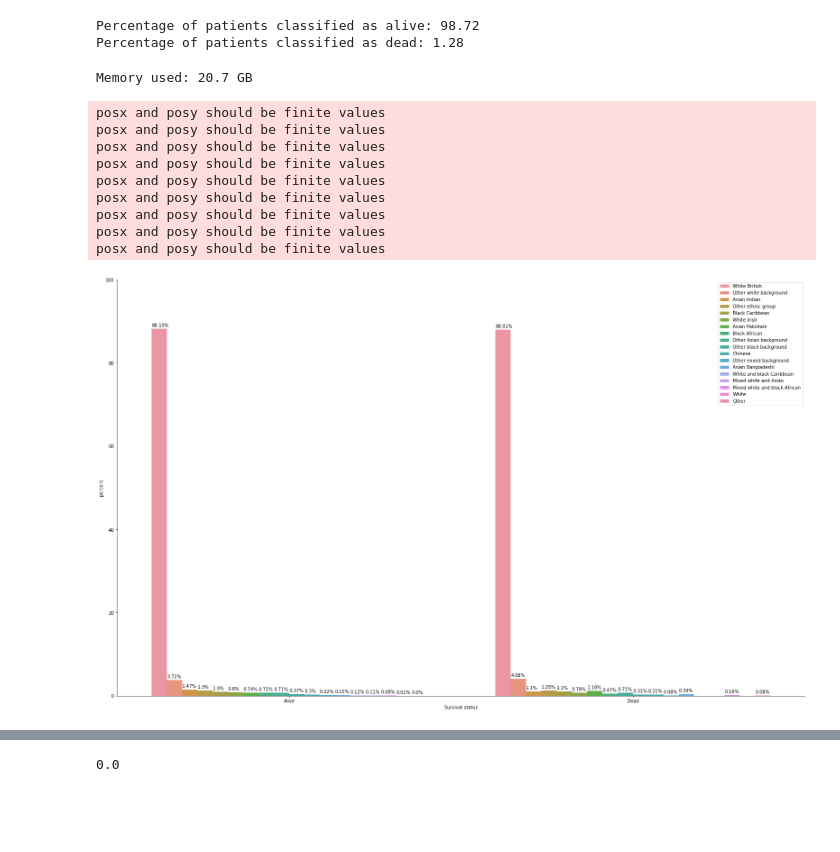
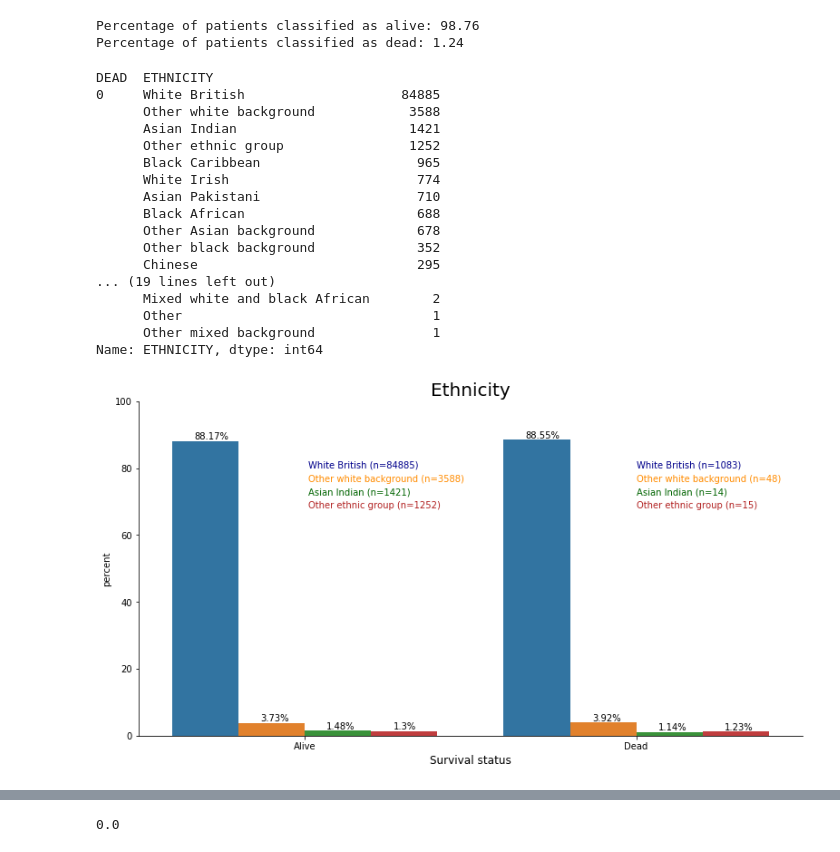
Before and after one commit to ElsaGH/TFM_Elsa_Garcia_Hernandez, a Jupyter notebook: Notebooks/Breast Cancer/6_Associations.ipynb, the cells around one changed output, grey strips where cells are left out. Saved outputs shown, nothing was run; the diff lists cells and outputs as text; code cells hidden in the pictures; blank space fills up the shorter version.

```diff
--- a/Notebooks/Breast Cancer/6_Associations.ipynb
+++ b/Notebooks/Breast Cancer/6_Associations.ipynb
@@ -11,7 +11,7 @@ from scipy.stats import chi2_contingency
 pd.set_option('display.max_columns', None)
 pd.set_option('display.max_rows', None)
 # %%
-df = pd.read_csv('./Data/avpat_avtum_sactpat_sacttum_sactreg.csv', sep = '^', index_col = 0)
+df = pd.read_pickle('./Data/avpat_avtum_sactpat_sacttum_sactreg.pickle')
 df.head()
 # %% [output]
 |  | PATIENTID | SEX | ETHNICITY | NEWVITALSTATUS | NUMBER_TUMOURS | SC500 | SC501 | SC502 | SC503 | ... |
@@ -72,5 +66,0 @@ Memory used: 34.9 MB
-# %%
-for col in ['SEX', 'ETHNICITY']:
-    df[col] = df[col].astype('category')
-
-df.head()
@@ -112,0 +90,10 @@ plt.show()
+# %%
+ax = sns.countplot(data = df, x = 'DEAD')
+ax.set_xticklabels(['Alive', 'Dead'])
+ax.set_title('Vital status', fontsize=15)
+ax.set_xlabel('')
+plt.gcf().set_size_inches(10,6)
+
+for p in ax.patches:
+    height = p.get_height()
+    ax.text(p.get_x()+p.get_width()/2, height+500, height, ha="center")
@@ -116,45 +105,60 @@ percentage_dead = np.mean(df['DEAD'] == 1) * 100
 print("Percentage of patients classified as alive: %.2f" % percentage_alive)
 print("Percentage of patients classified as dead: %.2f" % percentage_dead)
 # %% [output]
-Percentage of patients classified as alive: 98.72
-Percentage of patients classified as dead: 1.28
+Percentage of patients classified as alive: 98.76
+Percentage of patients classified as dead: 1.24
-# %%
-new_memory = df.memory_usage(deep = True).sum() / 1024 ** 2
-print('Memory used: %.1f GB' % new_memory)
-# %% [output]
-Memory used: 20.7 GB
+# %%
+df.groupby('DEAD')['ETHNICITY'].value_counts()
+# %% [output]
+DEAD  ETHNICITY
+0     White British                    84885
+      Other white background            3588
+      Asian Indian                      1421
+      Other ethnic group                1252
+      Black Caribbean                    965
+      White Irish                        774
+      Asian Pakistani                    710
+      Black African                      688
+      Other Asian background             678
+      Other black background             352
+      Chinese                            295
+... (19 lines left out)
+      Mixed white and black African        2
+      Other                                1
+      Other mixed background               1
+Name: ETHNICITY, dtype: int64
 # %%
 x, y = 'DEAD', 'ETHNICITY'
 
 ax = (df.groupby(x)[y]
- .value_counts(normalize=True)
+ .value_counts(normalize=True).iloc[[0,1,2,3,18,19,20,21]]
  .mul(100)
  .rename('percent')
  .reset_index()
- .pipe((sns.catplot,'data'), x = x, y = 'percent', hue = y, kind = 'bar', legend_out = False))
+ .pipe((sns.catplot,'data'), x = x, y = 'percent', hue = y, kind = 'bar', legend=False))
 
-ax.set(xticklabels=['Alive','Dead'])
-ax.set(xlabel='Survival status')
-ax.ax.legend(loc='upper right')
+ax.ax.set_xticklabels(['Alive','Dead'])
+ax.ax.set_xlabel('Survival status', fontsize=12)
+ax.ax.set_title('Ethnicity', fontsize=20)
 ax.ax.set_ylim(0, 100)
-plt.gcf().set_size_inches(25,15)
+plt.gcf().set_size_inches(12,6)
 
 for p in ax.ax.patches:
     txt = str(p.get_height().round(2)) + '%'
-    txt_x = p.get_x()
+    txt_x = p.get_x() + p.get_width() / 3
     txt_y = p.get_height() + 0.5
     ax.ax.text(txt_x,txt_y,txt)
+
+ax.ax.text(0.01, 80, "White British (n=84885)", horizontalalignment='left', size='medium', color='darkblue')
+ax.ax.text(0.01, 76, "Other white background (n=3588)", horizontalalignment='left', size='medium', color='darkorange')
+ax.ax.text(0.01, 72, "Asian Indian (n=1421)", horizontalalignment='left', size='medium', color='darkgreen')
+ax.ax.text(0.01, 68, "Other ethnic group (n=1252)", horizontalalignment='left', size='medium', color='firebrick')
+ax.ax.text(1, 80, "White British (n=1083)", horizontalalignment='left', size='medium', color='darkblue')
+ax.ax.text(1, 76, "Other white background (n=48)", horizontalalignment='left', size='medium', color='darkorange')
+ax.ax.text(1, 72, "Asian Indian (n=14)", horizontalalignment='left', size='medium', color='darkgreen')
+ax.ax.text(1, 68, "Other ethnic group (n=15)", horizontalalignment='left', size='medium', color='firebrick');
 # %% [output]
-posx and posy should be finite values
-posx and posy should be finite values
-posx and posy should be finite values
-posx and posy should be finite values
-posx and posy should be finite values
-posx and posy should be finite values
-posx and posy should be finite values
-posx and posy should be finite values
-posx and posy should be finite values
-[figure, old version]
+[figure, new version]
 # %%
 contingency = pd.crosstab(df['DEAD'], df['ETHNICITY'])
 contingency
```
Also changed, not shown: parts of 291 cells of this notebook.
